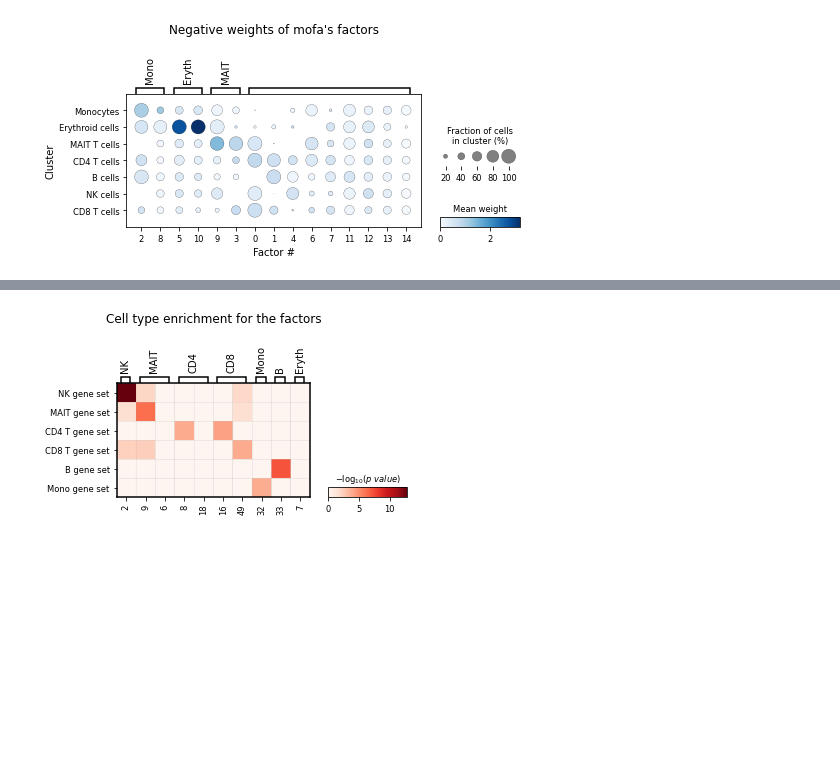
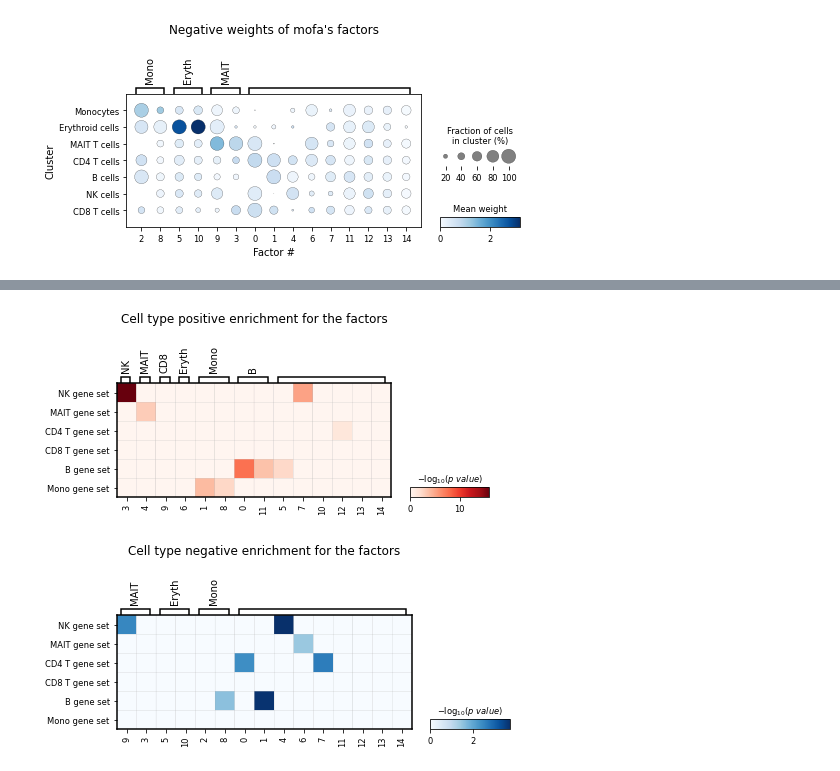
Before and after one commit to cantinilab/mowgli_reproducibility, a Jupyter notebook: visualize/visualize_part2.ipynb, the cells around one changed output, grey strips where cells are left out. Saved outputs shown, nothing was run; the diff lists cells and outputs as text; code cells hidden in the pictures; blank space fills up the shorter version.

```diff
--- a/visualize/visualize_part2.ipynb
+++ b/visualize/visualize_part2.ipynb
@@ -759,5 +856,5 @@ mowgli_pvals.obs["celltype"] = pd.Categorical(mowgli_pvals.obs_names)
 # %%
-mowgli_pvals.obs["celltype"].cat.categories = [
+mofa_top_pvals.obs["celltype"].cat.categories = [
     "B gene set",
     "CD4 T gene set",
     "CD8 T gene set",
@@ -765,32 +862,64 @@ mowgli_pvals.obs["celltype"].cat.categories = [
     "MAIT gene set",
     "NK gene set",
 ]
+
+mofa_bottom_pvals.obs["celltype"].cat.categories = [
+    "B gene set",
+    "CD4 T gene set",
+    "CD8 T gene set",
+    "Mono gene set",
+    "MAIT gene set",
+    "NK gene set",
+]
 # %%
 varnames = {
-    "NK": ["2"],
-    "MAIT": ["9", "6"],
-    "CD4": ["8", "18"],
-    "CD8": ["16", "49"],
-    "Mono": ["32"],
-    "B": ["33"],
-    "Eryth": ["7"],
-    # " ": ["1", "3", "4", "5", "10", "11", "12", "13", "14", "15", "17", "19", "20", "21", "22", "23", "24", "25", "26", "27", "28", "29", "30", "31", "35", "36", "37", "38", "39", "40", "41", "42", "43", "44", "45", "46", "47", "48"],
+    "NK": ["3"],
+    "MAIT": ["4"],
+    "CD8": ["9"],
+    "Eryth": ["6"],
+    "Mono": ["1", "8"],
+    "B": ["0", "11"],
+    " ": ["5", "7", "10", "12", "13", "14"],
 }
 sc.pl.matrixplot(
-    mowgli_pvals,
+    mofa_top_pvals,
     varnames,
     groupby="celltype",
     categories_order=[
         "NK gene set",
         "MAIT gene set",
         "CD4 T gene set",
         "CD8 T gene set",
         "B gene set",
         "Mono gene set",
     ],
     cmap="Reds",
-    title="Cell type enrichment for the factors",
+    title="Cell type positive enrichment for the factors",
     colorbar_title=r"$-\log_{10}(p~value)$",
 )
+
+varnames = {
+    "MAIT": ["9", "3"],
+    "Eryth": ["5", "10"],
+    "Mono": ["2", "8"],
+    " ": ["0", "1", "4", "6", "7", "11", "12", "13", "14"],
+}
+sc.pl.matrixplot(
+    mofa_bottom_pvals,
+    varnames,
+    groupby="celltype",
+    categories_order=[
+        "NK gene set",
+        "MAIT gene set",
+        "CD4 T gene set",
+        "CD8 T gene set",
+        "B gene set",
+        "Mono gene set",
+    ],
+    cmap="Blues",
+    title="Cell type negative enrichment for the factors",
+    colorbar_title=r"$-\log_{10}(p~value)$",
+)
 # %% [output]
-[figure, old version]
+[figure, new version]
+[figure, added]
```
Also changed, not shown: parts of 9 cells of this notebook, 21 other files.
